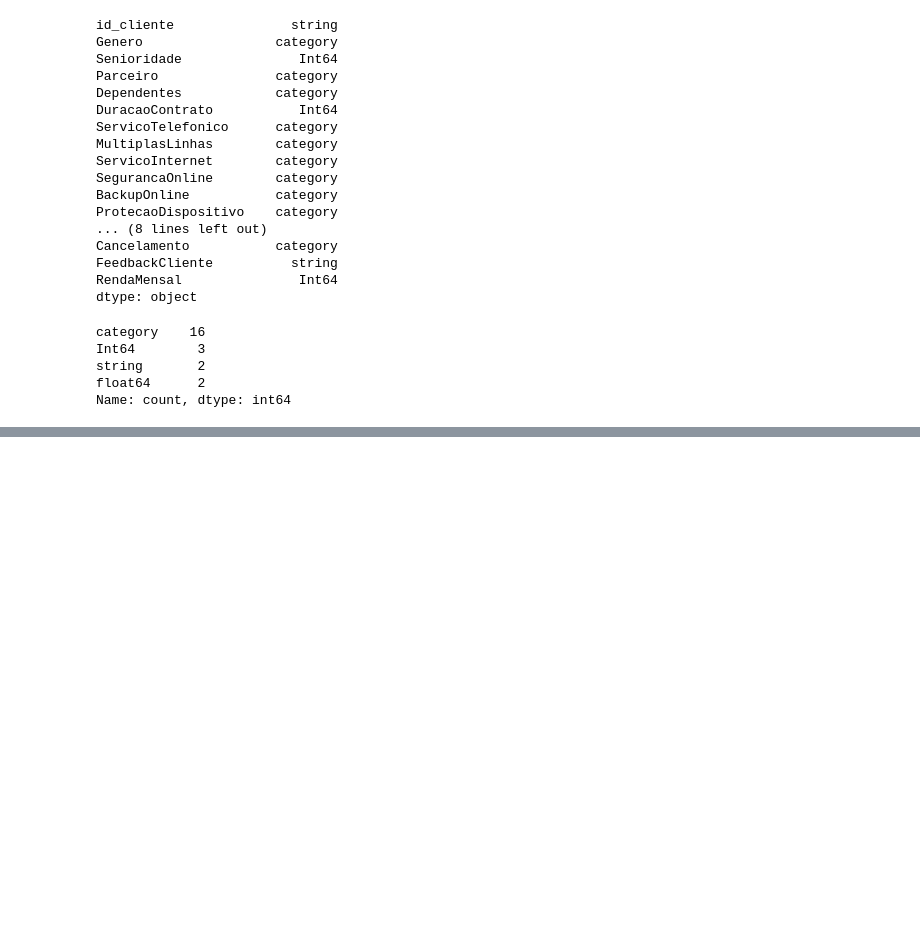
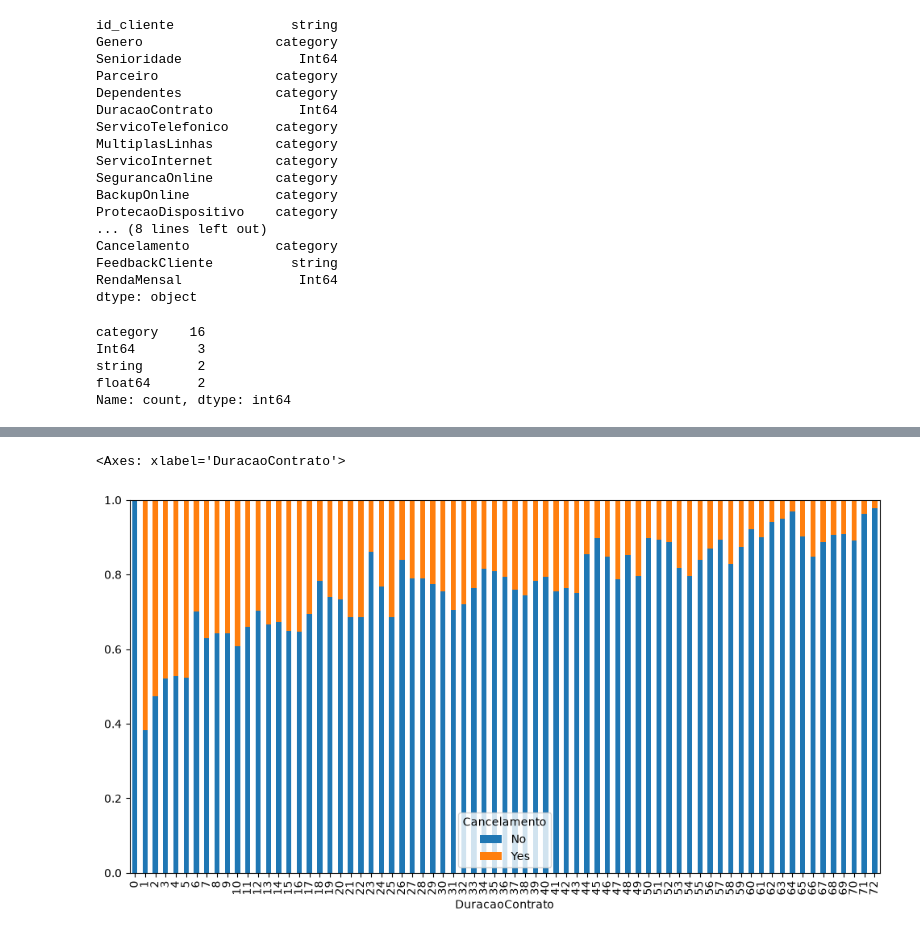
Before and after one commit to VannaGilio/terra-telefonica, a Jupyter notebook: telefonica-terra.ipynb, the cells around one changed output, grey strips where cells are left out. Drawn from its saved outputs; the diff is of its cells as text; code cells hidden in the pictures; blank space fills up the shorter version.

```diff
--- a/telefonica-terra.ipynb
+++ b/telefonica-terra.ipynb
@@ -176,0 +194,8 @@ Name: count, dtype: int64
+# %%
+# Verificar a ligação entre a coluna tenure e Churn, considerando que a coluna tenure representa a duração do contrato em meses.
+# A análise pode revelar se há uma tendência de cancelamento relacionada à duração do contrato.
+df_tenure_churn = df.groupby("DuracaoContrato")["Cancelamento"].value_counts(normalize=True)
+df_tenure_churn.unstack().plot(kind="bar", stacked=True, figsize=(12, 6))
+# %% [output]
+<Axes: xlabel='DuracaoContrato'>
+[figure, added]
```
Also changed, not shown: parts of 1 cell of this notebook.
